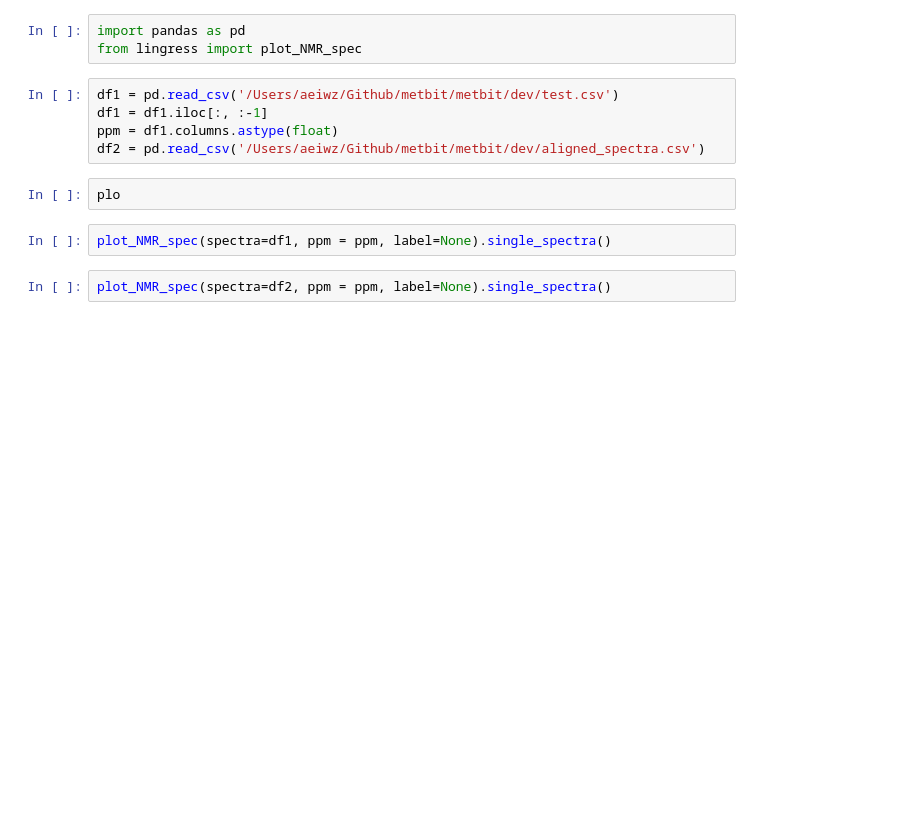
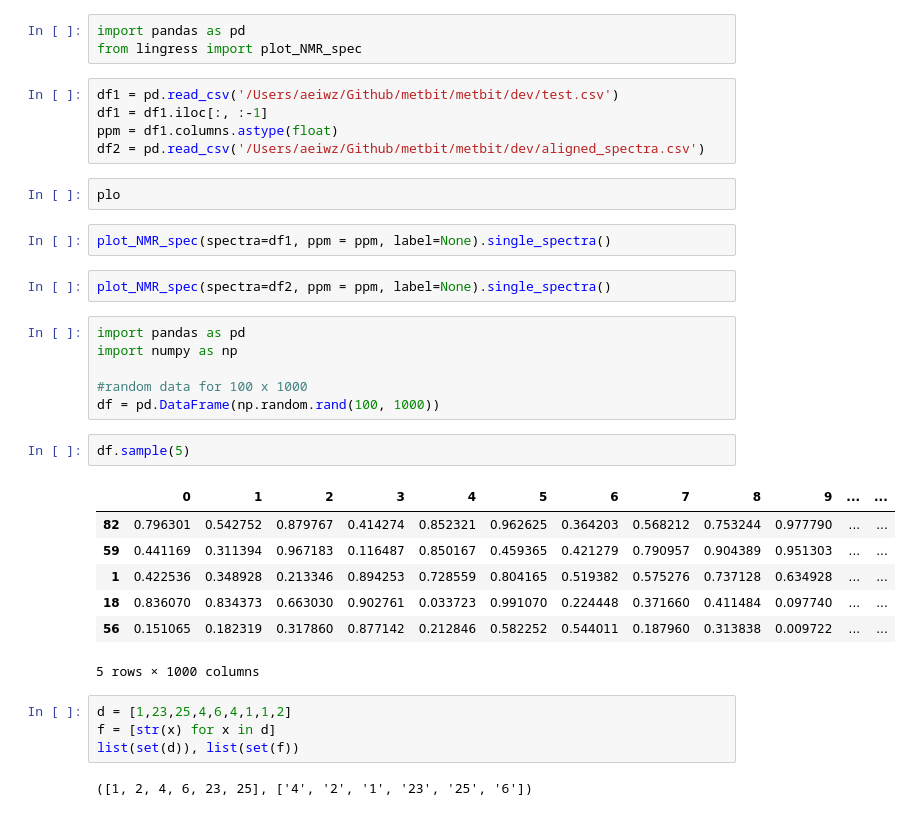
Before and after one commit to aeiwz/metbit, a Jupyter notebook: metbit/dev/test_peak.ipynb, the cells around one changed output. Cells and saved outputs as stored; diff of their text form; blank space fills up the shorter version.

```diff
--- a/metbit/dev/test_peak.ipynb
+++ b/metbit/dev/test_peak.ipynb
@@ -732,3 +732,25 @@ plo
 plot_NMR_spec(spectra=df1, ppm = ppm, label=None).single_spectra()
 # %%
 plot_NMR_spec(spectra=df2, ppm = ppm, label=None).single_spectra()
+# %%
+import pandas as pd
+import numpy as np
+
+#random data for 100 x 1000
+df = pd.DataFrame(np.random.rand(100, 1000))
+# %%
+df.sample(5)
+# %% [output]
+|  | 0 | 1 | 2 | 3 | 4 | 5 | 6 | 7 | 8 | 9 | ... | ... |
+| 82 | 0.796301 | 0.542752 | 0.879767 | 0.414274 | 0.852321 | 0.962625 | 0.364203 | 0.568212 | 0.753244 | 0.977790 | ... | ... |
+| 59 | 0.441169 | 0.311394 | 0.967183 | 0.116487 | 0.850167 | 0.459365 | 0.421279 | 0.790957 | 0.904389 | 0.951303 | ... | ... |
+| 1 | 0.422536 | 0.348928 | 0.213346 | 0.894253 | 0.728559 | 0.804165 | 0.519382 | 0.575276 | 0.737128 | 0.634928 | ... | ... |
+| 18 | 0.836070 | 0.834373 | 0.663030 | 0.902761 | 0.033723 | 0.991070 | 0.224448 | 0.371660 | 0.411484 | 0.097740 | ... | ... |
+| 56 | 0.151065 | 0.182319 | 0.317860 | 0.877142 | 0.212846 | 0.582252 | 0.544011 | 0.187960 | 0.313838 | 0.009722 | ... | ... |
+5 rows × 1000 columns
+# %%
+d = [1,23,25,4,6,4,1,1,2]
+f = [str(x) for x in d]
+list(set(d)), list(set(f))
+# %% [output]
+([1, 2, 4, 6, 23, 25], ['4', '2', '1', '23', '25', '6'])
```
Also changed, not shown: 4 other files.
